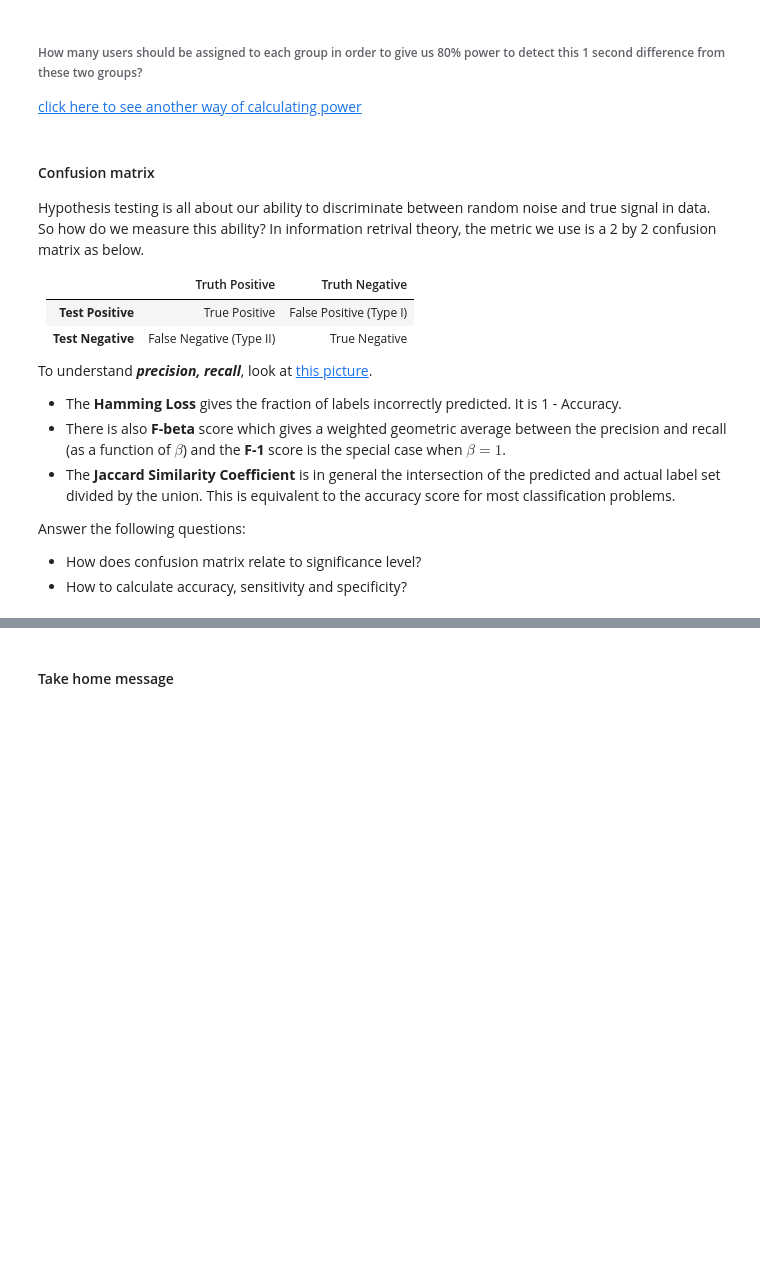
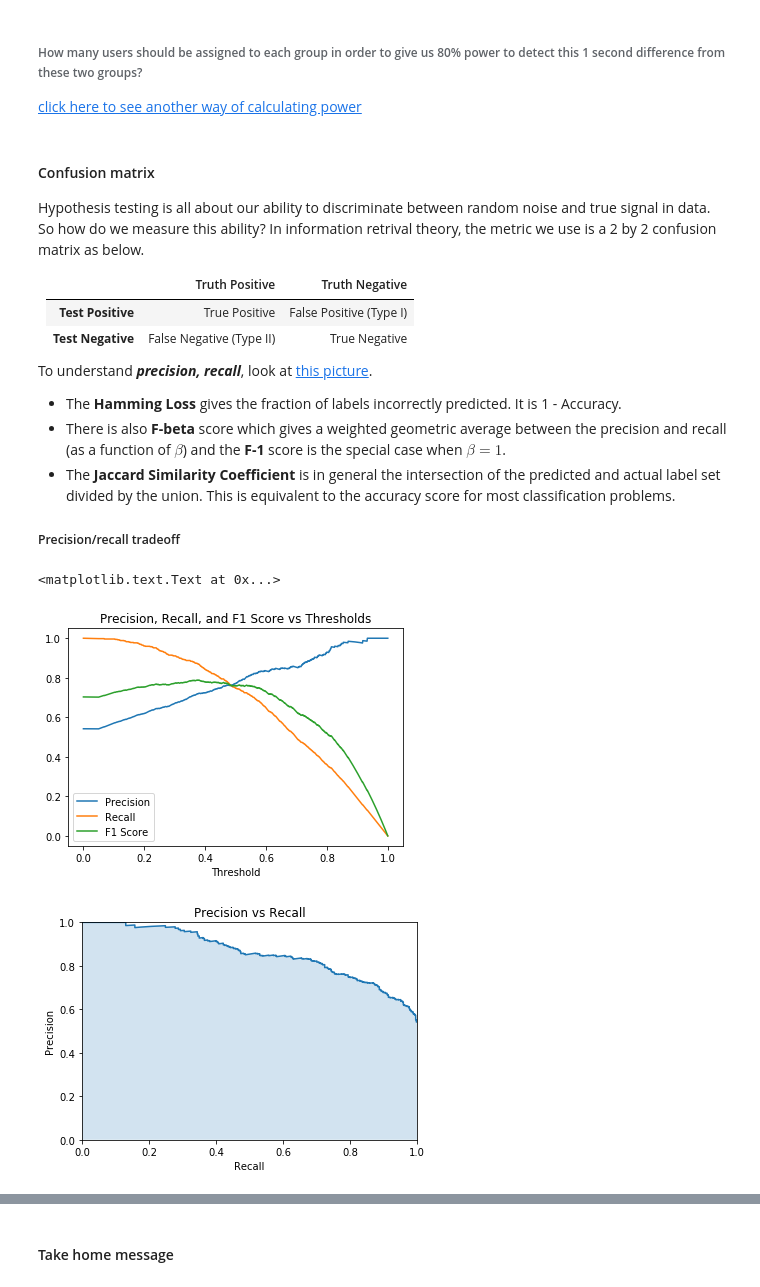
Before and after one commit to lilsummer/python_lecture, a Jupyter notebook: Hypothesis_testing_and_bayesian_inference.ipynb, the cells around one changed output, grey strips where cells are left out. Saved outputs shown, nothing was run; the diff lists cells and outputs as text; code cells hidden in the pictures; blank space fills up the shorter version.

```diff
--- a/Hypothesis_testing_and_bayesian_inference.ipynb
+++ b/Hypothesis_testing_and_bayesian_inference.ipynb
@@ -151,8 +151,35 @@ To understand ***precision, recall***, look at [this picture](https://en.wikiped
 * There is also **F-beta** score which gives a weighted geometric average between the precision and recall (as a function of $\beta$) and the **F-1** score is the special case when $\beta = 1$.
 * The **Jaccard Similarity Coefficient** is in general the intersection of the predicted and actual label set divided by the union. This is equivalent to the accuracy score for most classification problems.
 
-
-Answer the following questions:
-
-* How does confusion matrix relate to significance level?
-* How to calculate accuracy, sensitivity and specificity?
+##### Precision/recall tradeoff
+# %%
+from numpy import random
+import numpy as np
+from sklearn import metrics
+import matplotlib.pylab as plt
+%matplotlib inline
+random.seed(42)
+x = np.r_[0:1:1000j]
+y = random.binomial(1, x)
+precisions, recalls, thresholds = metrics.precision_recall_curve(y, x)
+thresholds = np.hstack([[0.], thresholds])  # n precisions but n-1 thresholds
+f1s = 2 * (precisions * recalls) / (precisions + recalls)
+#precisions
+fig = plt.figure()
+plt.plot(thresholds, precisions, label='Precision')
+plt.plot(thresholds, recalls, label='Recall')
+plt.plot(thresholds, f1s, label='F1 Score')
+plt.legend(loc='lower left')
+plt.xlabel("Threshold"); plt.ylabel(" ")
+plt.title("Precision, Recall, and F1 Score vs Thresholds")
+
+fig = plt.figure()
+plt.plot(recalls, precisions)
+plt.fill_between(recalls, precisions, alpha=0.2)  # AUC value
+plt.xlim([0., 1.]); plt.ylim([0., 1.])
+plt.xlabel("Recall"); plt.ylabel("Precision")
+plt.title("Precision vs Recall")
+# %% [output]
+<matplotlib.text.Text at 0x...>
+[figure, added]
+[figure, added]
```
Also changed, not shown: parts of 1 cell of this notebook.
